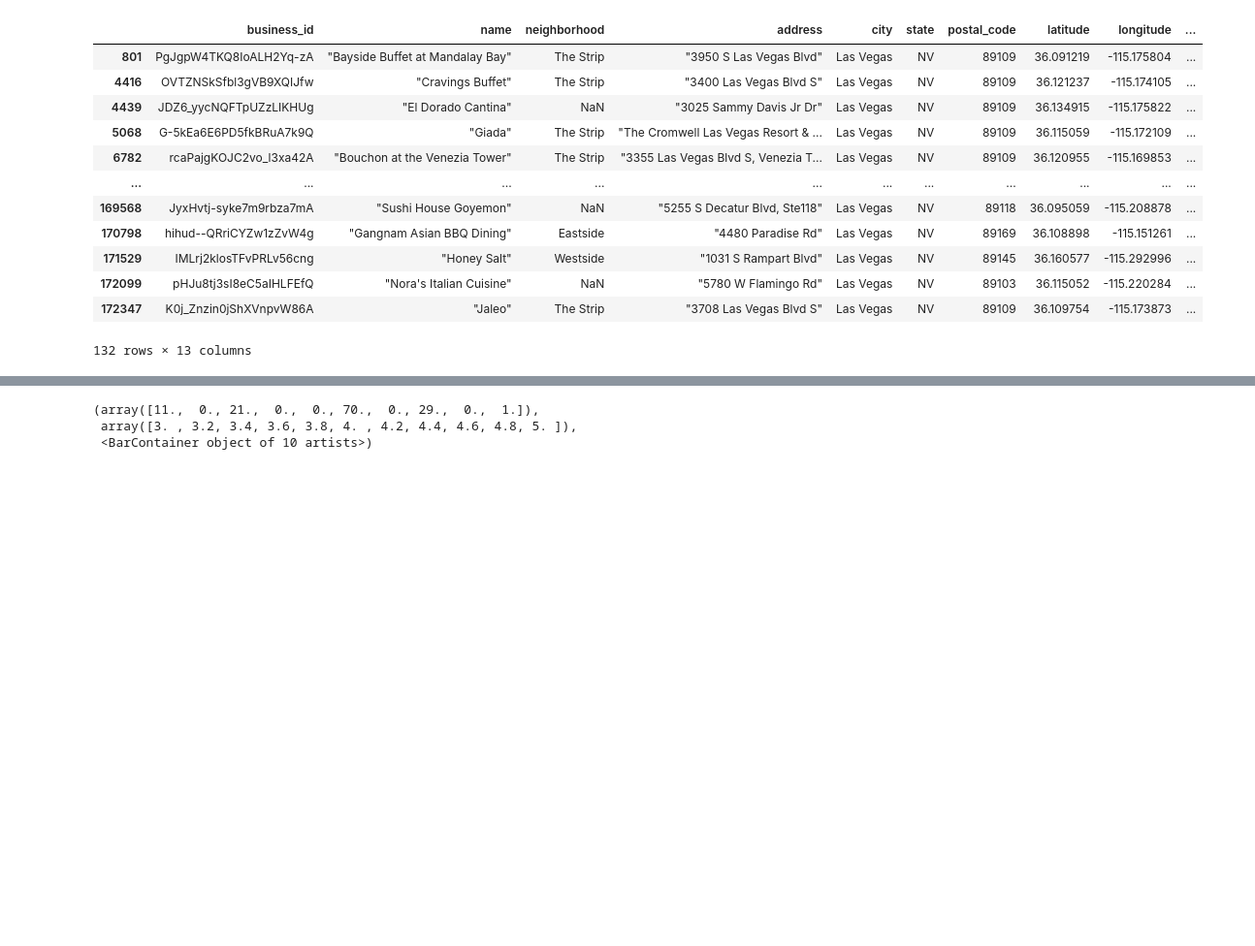
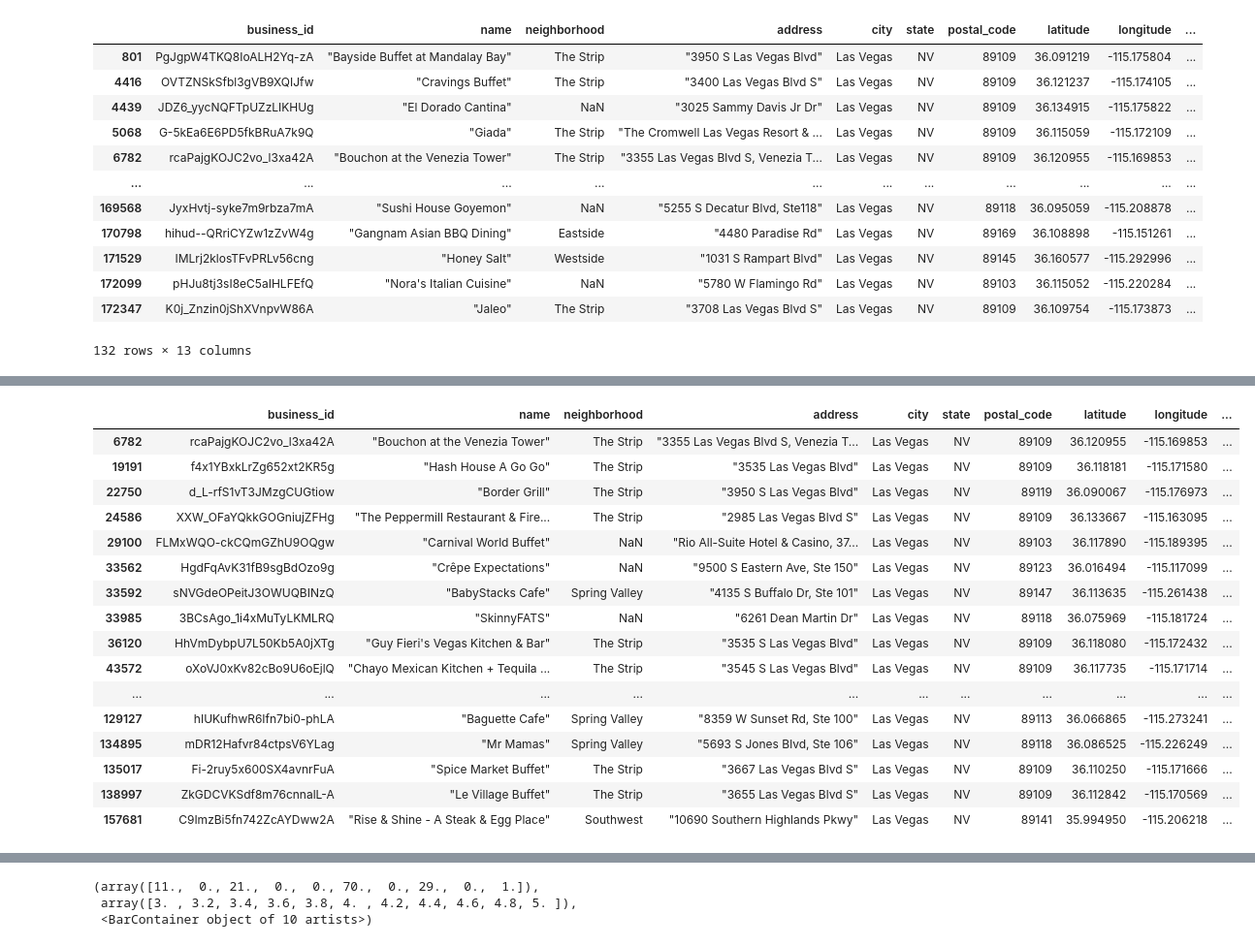
Before and after one commit to raychng/bt4014-project, a Jupyter notebook: ray_preprocessing.ipynb, the cells around one changed output, grey strips where cells are left out. Shown: that part at 97% size. Cells and saved outputs as stored; diff of their text form; code cells hidden in the pictures; blank space fills up the shorter version.

```diff
--- a/ray_preprocessing.ipynb
+++ b/ray_preprocessing.ipynb
@@ -126,0 +182,20 @@ restaurants_lasvegas
+# %%
+restaurants_lasvegas[restaurants_lasvegas['categories'].str.contains('Breakfast & Brunch')]
+# %% [output]
+|  | business_id | name | neighborhood | address | city | state | postal_code | latitude | longitude | ... |
+| 6782 | rcaPajgKOJC2vo_l3xa42A | "Bouchon at the Venezia Tower" | The Strip | "3355 Las Vegas Blvd S, Venezia T... | Las Vegas | NV | 89109 | 36.120955 | -115.169853 | ... |
+| 19191 | f4x1YBxkLrZg652xt2KR5g | "Hash House A Go Go" | The Strip | "3535 Las Vegas Blvd" | Las Vegas | NV | 89109 | 36.118181 | -115.171580 | ... |
+| 22750 | d_L-rfS1vT3JMzgCUGtiow | "Border Grill" | The Strip | "3950 S Las Vegas Blvd" | Las Vegas | NV | 89119 | 36.090067 | -115.176973 | ... |
+| 24586 | XXW_OFaYQkkGOGniujZFHg | "The Peppermill Restaurant & Fire... | The Strip | "2985 Las Vegas Blvd S" | Las Vegas | NV | 89109 | 36.133667 | -115.163095 | ... |
+| 29100 | FLMxWQO-ckCQmGZhU9OQgw | "Carnival World Buffet" | NaN | "Rio All-Suite Hotel & Casino, 37... | Las Vegas | NV | 89103 | 36.117890 | -115.189395 | ... |
+| 33562 | HgdFqAvK31fB9sgBdOzo9g | "Crêpe Expectations" | NaN | "9500 S Eastern Ave, Ste 150" | Las Vegas | NV | 89123 | 36.016494 | -115.117099 | ... |
+| 33592 | sNVGdeOPeitJ3OWUQBINzQ | "BabyStacks Cafe" | Spring Valley | "4135 S Buffalo Dr, Ste 101" | Las Vegas | NV | 89147 | 36.113635 | -115.261438 | ... |
+| 33985 | 3BCsAgo_1i4xMuTyLKMLRQ | "SkinnyFATS" | NaN | "6261 Dean Martin Dr" | Las Vegas | NV | 89118 | 36.075969 | -115.181724 | ... |
+| 36120 | HhVmDybpU7L50Kb5A0jXTg | "Guy Fieri's Vegas Kitchen & Bar" | The Strip | "3535 S Las Vegas Blvd" | Las Vegas | NV | 89109 | 36.118080 | -115.172432 | ... |
+| 43572 | oXoVJ0xKv82cBo9U6oEjlQ | "Chayo Mexican Kitchen + Tequila ... | The Strip | "3545 S Las Vegas Blvd" | Las Vegas | NV | 89109 | 36.117735 | -115.171714 | ... |
+| ... | ... | ... | ... | ... | ... | ... | ... | ... | ... | ... |
+| 129127 | hIUKufhwR6Ifn7bi0-phLA | "Baguette Cafe" | Spring Valley | "8359 W Sunset Rd, Ste 100" | Las Vegas | NV | 89113 | 36.066865 | -115.273241 | ... |
+| 134895 | mDR12Hafvr84ctpsV6YLag | "Mr Mamas" | Spring Valley | "5693 S Jones Blvd, Ste 106" | Las Vegas | NV | 89118 | 36.086525 | -115.226249 | ... |
+| 135017 | Fi-2ruy5x600SX4avnrFuA | "Spice Market Buffet" | The Strip | "3667 Las Vegas Blvd S" | Las Vegas | NV | 89109 | 36.110250 | -115.171666 | ... |
+| 138997 | ZkGDCVKSdf8m76cnnalL-A | "Le Village Buffet" | The Strip | "3655 Las Vegas Blvd S" | Las Vegas | NV | 89109 | 36.112842 | -115.170569 | ... |
+| 157681 | C9ImzBi5fn742ZcAYDww2A | "Rise & Shine - A Steak & Egg Place" | Southwest | "10690 Southern Highlands Pkwy" | Las Vegas | NV | 89141 | 35.994950 | -115.206218 | ... |
```
Also changed, not shown: parts of 29 cells of this notebook.
